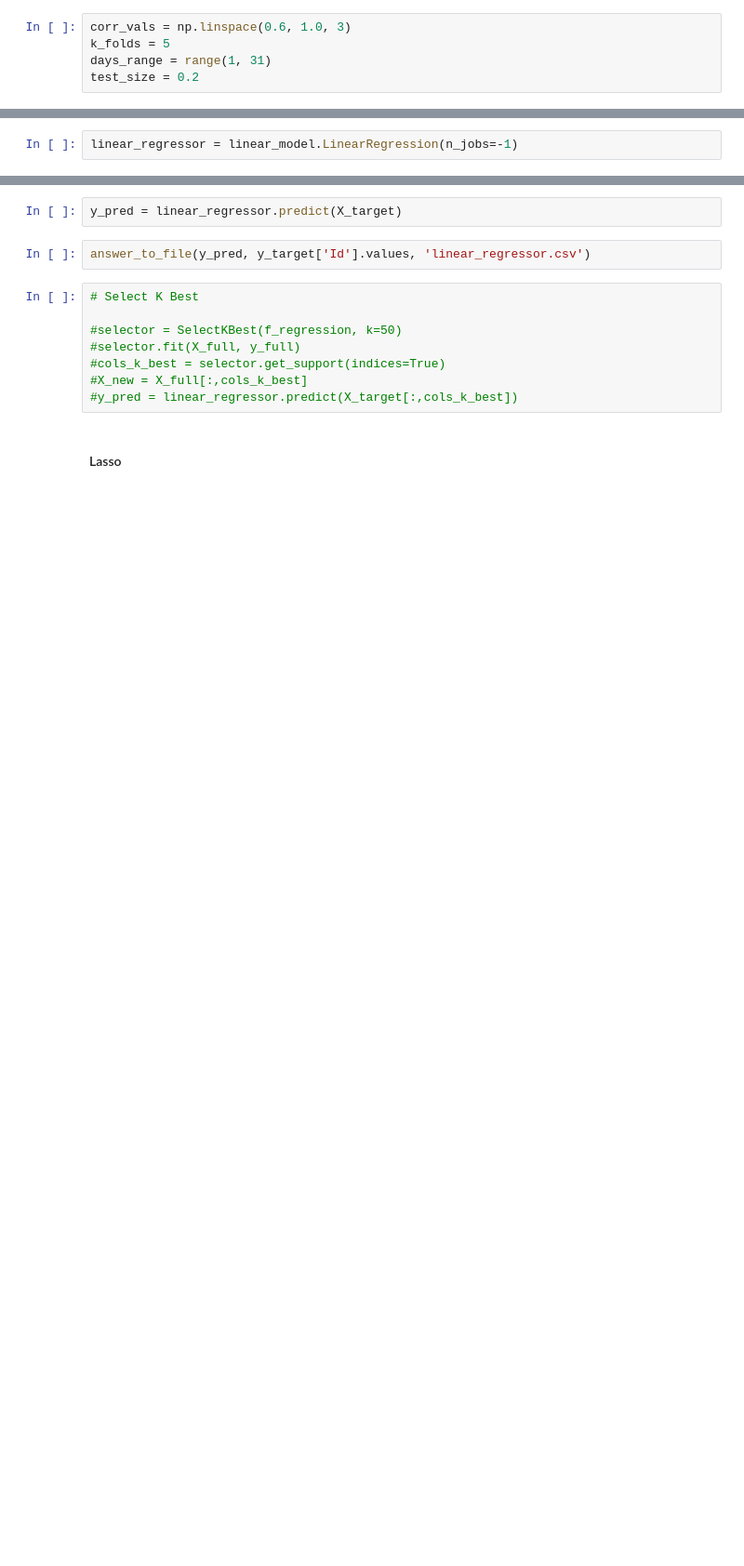
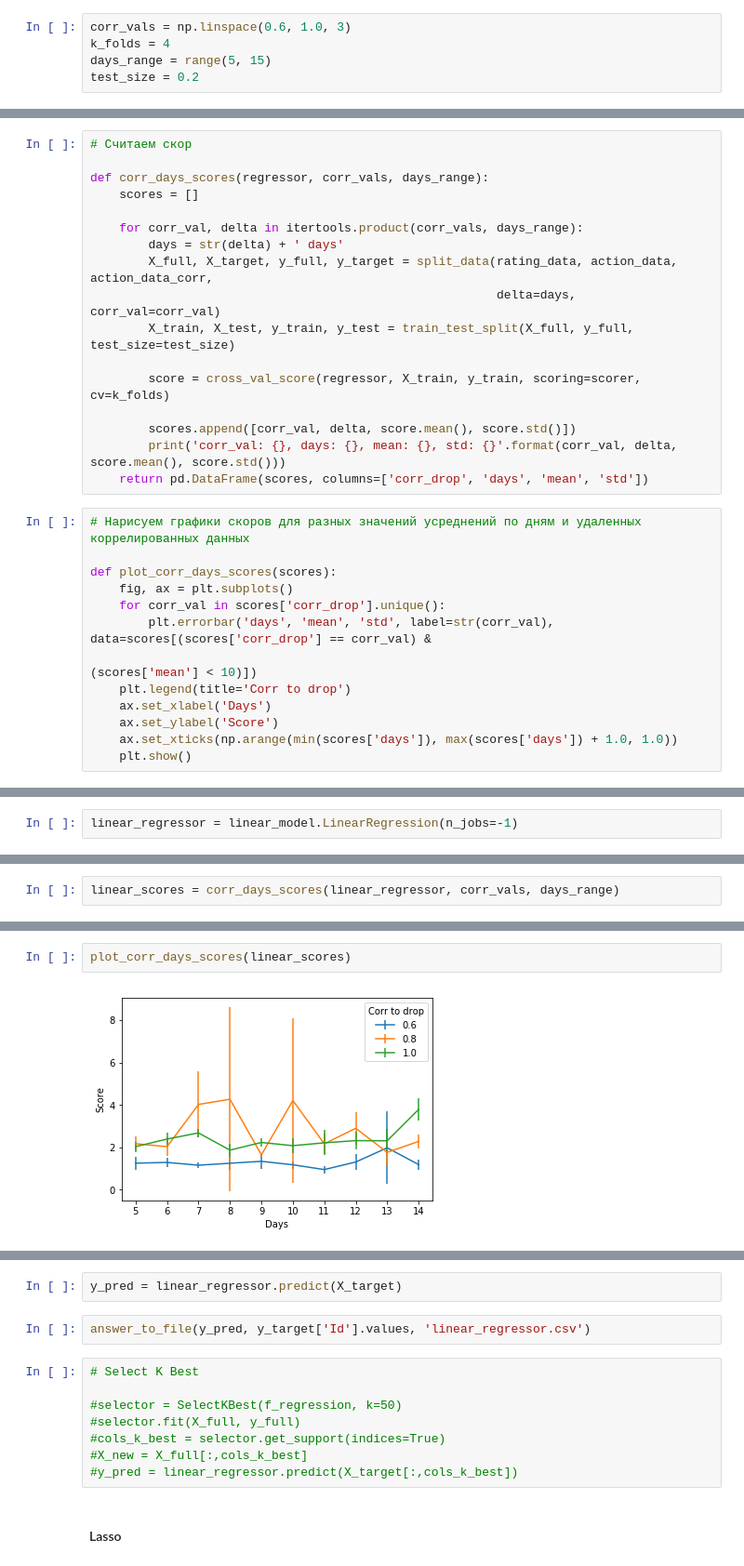
Before and after one commit to sergey-yushanov/ods-mentoring, a Jupyter notebook: 01/task-01.ipynb, the cells around one changed output, grey strips where cells are left out. Shown at 93% size. Drawn from its saved outputs; the diff is of its cells as text; blank space fills up the shorter version.

```diff
--- a/01/task-01.ipynb
+++ b/01/task-01.ipynb
@@ -358,6 +388,6 @@ warnings.simplefilter('ignore', category=FutureWarning)
 scorer = metrics.make_scorer(metrics.mean_squared_error, greater_is_better = True)
 # %%
 corr_vals = np.linspace(0.6, 1.0, 3)
-k_folds = 5
-days_range = range(1, 31)
+k_folds = 4
+days_range = range(5, 15)
 test_size = 0.2
@@ -363,0 +396,30 @@ test_size = 0.2
+# %%
+# Считаем скор
+
+def corr_days_scores(regressor, corr_vals, days_range):
+    scores = []
+
+    for corr_val, delta in itertools.product(corr_vals, days_range):
+        days = str(delta) + ' days'
+        X_full, X_target, y_full, y_target = split_data(rating_data, action_data, action_data_corr,
+                                                        delta=days, corr_val=corr_val)
+        X_train, X_test, y_train, y_test = train_test_split(X_full, y_full, test_size=test_size)
+
+        score = cross_val_score(regressor, X_train, y_train, scoring=scorer, cv=k_folds)
+
+        scores.append([corr_val, delta, score.mean(), score.std()])
+        print('corr_val: {}, days: {}, mean: {}, std: {}'.format(corr_val, delta, score.mean(), score.std()))
+    return pd.DataFrame(scores, columns=['corr_drop', 'days', 'mean', 'std'])
+# %%
+# Нарисуем графики скоров для разных значений усреднений по дням и удаленных коррелированных данных
+
+def plot_corr_days_scores(scores):
+    fig, ax = plt.subplots()
+    for corr_val in scores['corr_drop'].unique():
+        plt.errorbar('days', 'mean', 'std', label=str(corr_val), data=scores[(scores['corr_drop'] == corr_val) &
+                                                                             (scores['mean'] < 10)])
+    plt.legend(title='Corr to drop')
+    ax.set_xlabel('Days')
+    ax.set_ylabel('Score')
+    ax.set_xticks(np.arange(min(scores['days']), max(scores['days']) + 1.0, 1.0))
+    plt.show()
@@ -423,0 +467,2 @@ plt.show()
+# %%
+linear_scores = corr_days_scores(linear_regressor, corr_vals, days_range)
@@ -424 +487,5 @@ plt.show()
+# %%
+plot_corr_days_scores(linear_scores)
+# %% [output]
+[figure, added]
 # %%
```
Also changed, not shown: parts of 99 cells of this notebook, 6 other files.
